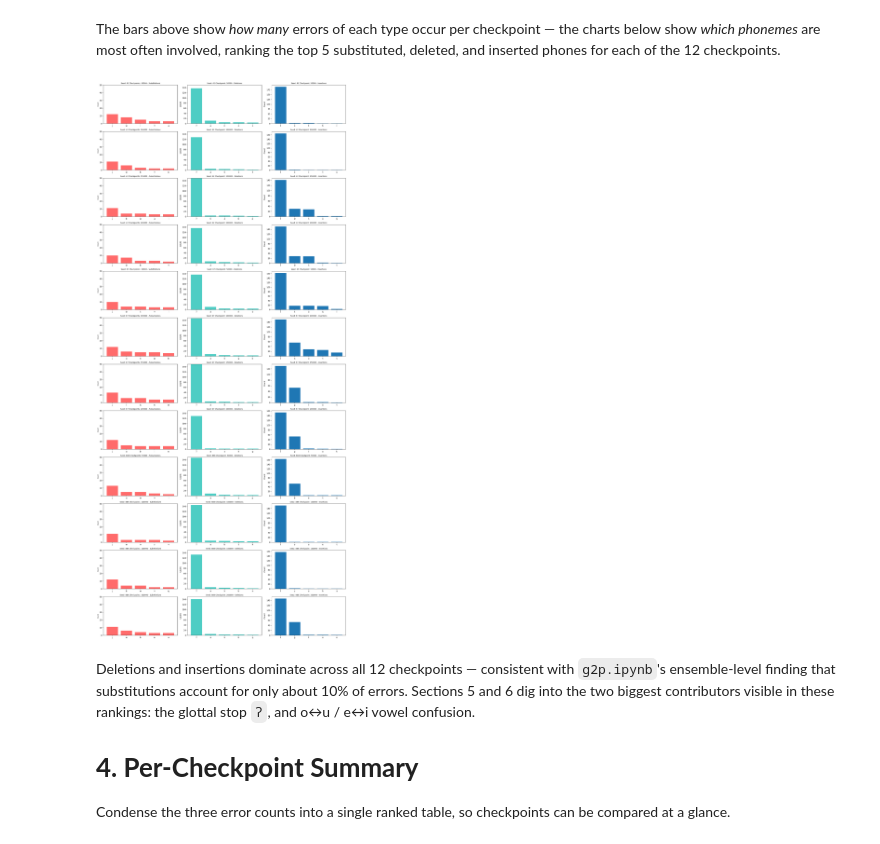
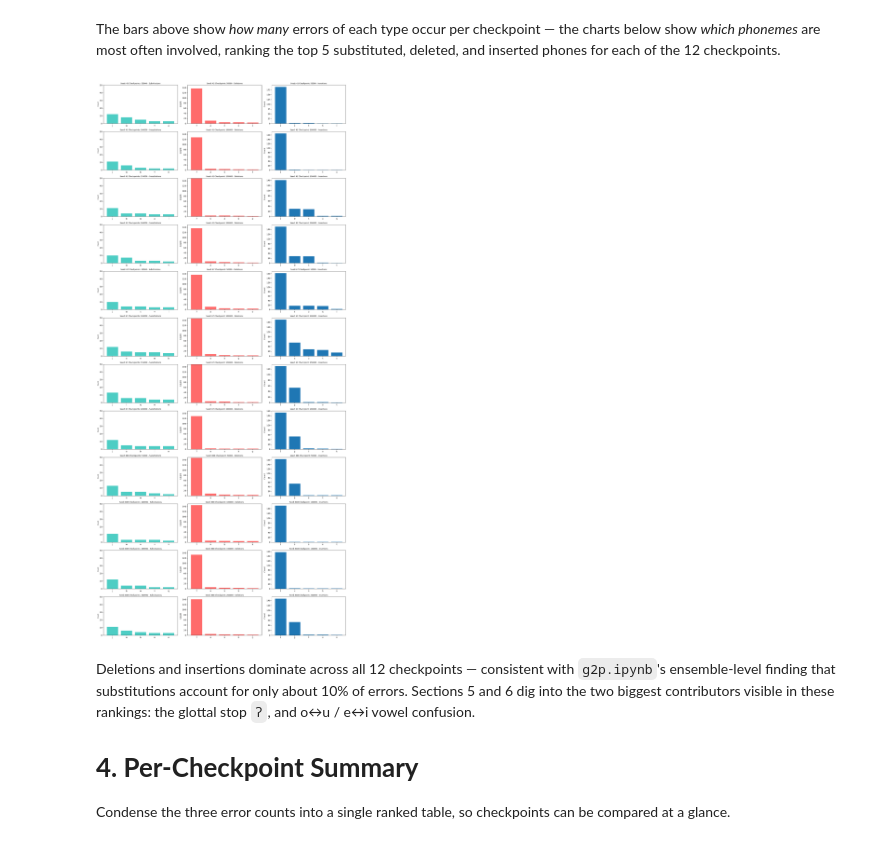
Before and after one commit to OutForMilks/Hunger, a Jupyter notebook: notebooks/per_model_eval.ipynb, the cells around one changed output. Saved outputs shown, nothing was run; the diff lists cells and outputs as text; code cells hidden in the pictures.

```diff
--- a/notebooks/per_model_eval.ipynb
+++ b/notebooks/per_model_eval.ipynb
@@ -334,7 +334,7 @@ for i, (ax, df) in enumerate(zip(axes, checkpoint_dfs)):
     #bar chart
     error_types = ['Substitution', 'Deletion', 'Insertion']
     counts = [err['n_sub'], err['n_del'], err['n_ins']]
-    colors = ['#FF6B6B', '#4ECDC4', '#45B7D1']
+    colors = ['#4ECDC4', '#FF6B6B', '#45B7D1']
     bars = ax.bar(error_types, counts, color=colors)
     ax.set_title(f"Seed: {seed_ckpts[i][0]} Checkpoint: {seed_ckpts[i][1]}", fontsize=10)
     ax.set_ylabel('Count', fontsize=8)
@@ -373,38 +373,38 @@ for i, (ax, df) in enumerate(zip(axes, checkpoint_dfs)):
     ax1 = axes[i*3]
     sub_phones = [p for p, c in substituted]
     sub_counts = [c for p, c in substituted]
-    ax1.bar(sub_phones, sub_counts, color='#FF6B6B')
+    ax1.bar(sub_phones, sub_counts, color='#4ECDC4')
     ax1.set_title(f"Seed: {seed_ckpts[i][0]} Checkpoints: {seed_ckpts[i][1]} - Substitutions", fontsize=9)
     ax1.set_ylabel('Count', fontsize=8)
     ax1.tick_params(axis='x', labelsize=10)
     ax1.set_ylim(0, 50)
 
     ax2 = axes[i*3 + 1]
     del_phones = [p for p, c in deleted]
     del_counts = [c for p, c in deleted]
-    ax2.bar(del_phones, del_counts, color='#4ECDC4')
+    ax2.bar(del_phones, del_counts, color='#FF6B6B')
     ax2.set_title(f"Seed: {seed_ckpts[i][0]} Checkpoint: {seed_ckpts[i][1]} - Deletions", fontsize=9)
     ax2.set_ylabel('Count', fontsize=10)
     ax2.tick_params(axis='x', labelsize=10)
     ax2.set_ylim(0, 150)
 
     ax3 = axes[i*3 + 2]
     ins_phones = [p for p, c in inserted]
     ins_counts = [c for p, c in inserted]
     ax3.bar(ins_phones, ins_counts)
     ax3.set_title(f"Seed: {seed_ckpts[i][0]} Checkpoint: {seed_ckpts[i][1]} - Insertions", fontsize=9)
     ax3.set_ylabel('Count', fontsize=10)
     ax3.tick_params(axis='x', labelsize=10)
     ax2.set_ylim(0, 150)
 
 #for j in range(len(checkpoint_dfs), len(axes)):
 #    axes[j].axis('off')
 
 
 plt.tight_layout()
 plt.show()
 # %% [output]
-[figure, old version]
+[figure, new version]
 # %% [markdown]
 Deletions and insertions dominate across all 12 checkpoints — consistent with `g2p.ipynb`'s ensemble-level finding that substitutions account for only about 10% of errors. Sections 5 and 6 dig into the two biggest contributors visible in these rankings: the glottal stop `ʔ`, and o↔u / e↔i vowel confusion.
 
```
Also changed, not shown: parts of 5 cells of this notebook, 1 other file.
